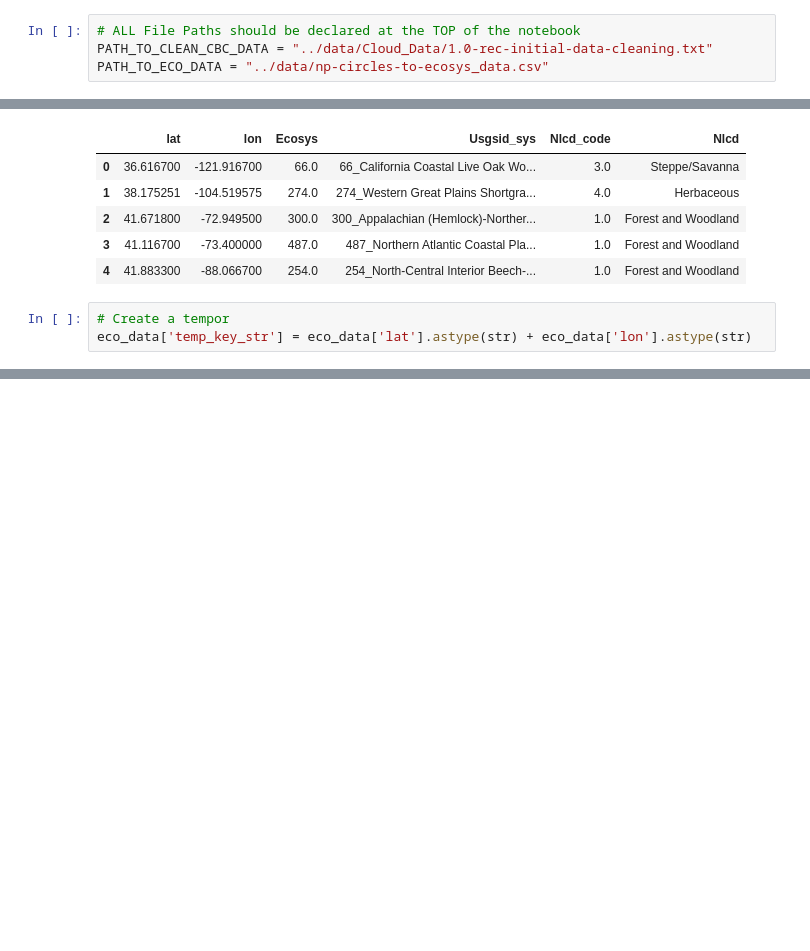
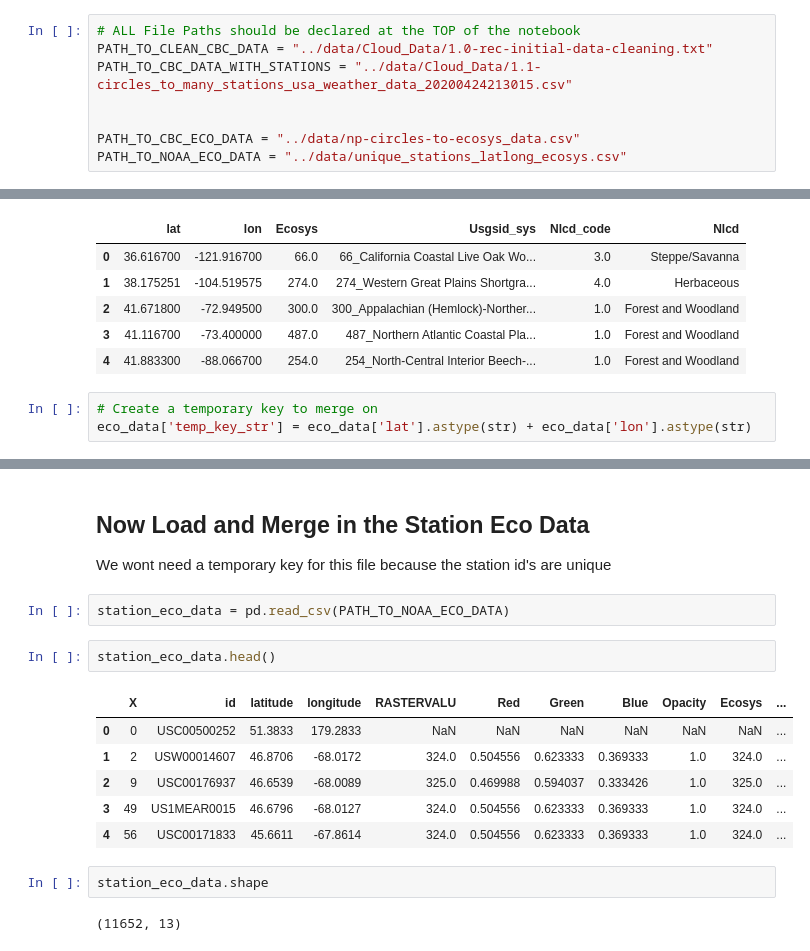
Before and after one commit to DataKind-DC/audubon-cbc, a Jupyter notebook: notebooks/1.3-rec-connecting-fips-ecosystem-data.ipynb, the cells around one changed output, grey strips where cells are left out. Drawn from its saved outputs; the diff is of its cells as text; blank space fills up the shorter version.

Commit message:
#48 refactored the notebook to use the matched station data

```diff
--- a/notebooks/1.3-rec-connecting-fips-ecosystem-data.ipynb
+++ b/notebooks/1.3-rec-connecting-fips-ecosystem-data.ipynb
@@ -63,4 +67,8 @@ import numpy as np
 # %%
 # ALL File Paths should be declared at the TOP of the notebook
 PATH_TO_CLEAN_CBC_DATA = "../data/Cloud_Data/1.0-rec-initial-data-cleaning.txt"
-PATH_TO_ECO_DATA = "../data/np-circles-to-ecosys_data.csv"
+PATH_TO_CBC_DATA_WITH_STATIONS = "../data/Cloud_Data/1.1-circles_to_many_stations_usa_weather_data_20200424213015.csv"
+
+
+PATH_TO_CBC_ECO_DATA = "../data/np-circles-to-ecosys_data.csv"
+PATH_TO_NOAA_ECO_DATA = "../data/unique_stations_latlong_ecosys.csv"
@@ -226,7 +223,7 @@ eco_data.head()
 | 3 | 41.116700 | -73.400000 | 487.0 | 487_Northern Atlantic Coastal Pla... | 1.0 | Forest and Woodland |
 | 4 | 41.883300 | -88.066700 | 254.0 | 254_North-Central Interior Beech-... | 1.0 | Forest and Woodland |
 # %%
-# Create a tempor
+# Create a temporary key to merge on
 eco_data['temp_key_str'] = eco_data['lat'].astype(str) + eco_data['lon'].astype(str)
 # %%
 eco_data.head()
@@ -237,3 +234,21 @@ eco_data.head()
 | 2 | 41.671800 | -72.949500 | 300.0 | 300_Appalachian (Hemlock)-Norther... | 1.0 | Forest and Woodland | 41.6718-72.9495 |
 | 3 | 41.116700 | -73.400000 | 487.0 | 487_Northern Atlantic Coastal Pla... | 1.0 | Forest and Woodland | 41.1167-73.4 |
 | 4 | 41.883300 | -88.066700 | 254.0 | 254_North-Central Interior Beech-... | 1.0 | Forest and Woodland | 41.8833-88.0667 |
+# %% [markdown]
+## Now Load and Merge in the Station Eco Data
+We wont need a temporary key for this file because the station id's are unique
+# %%
+station_eco_data = pd.read_csv(PATH_TO_NOAA_ECO_DATA)
+# %%
+station_eco_data.head()
+# %% [output]
+|  | X | id | latitude | longitude | RASTERVALU | Red | Green | Blue | Opacity | Ecosys | ... |
+| 0 | 0 | USC00500252 | 51.3833 | 179.2833 | NaN | NaN | NaN | NaN | NaN | NaN | ... |
+| 1 | 2 | USW00014607 | 46.8706 | -68.0172 | 324.0 | 0.504556 | 0.623333 | 0.369333 | 1.0 | 324.0 | ... |
+| 2 | 9 | USC00176937 | 46.6539 | -68.0089 | 325.0 | 0.469988 | 0.594037 | 0.333426 | 1.0 | 325.0 | ... |
+| 3 | 49 | US1MEAR0015 | 46.6796 | -68.0127 | 324.0 | 0.504556 | 0.623333 | 0.369333 | 1.0 | 324.0 | ... |
+| 4 | 56 | USC00171833 | 45.6611 | -67.8614 | 324.0 | 0.504556 | 0.623333 | 0.369333 | 1.0 | 324.0 | ... |
+# %%
+station_eco_data.shape
+# %% [output]
+(11652, 13)
```
Also changed, not shown: parts of 38 cells of this notebook.
